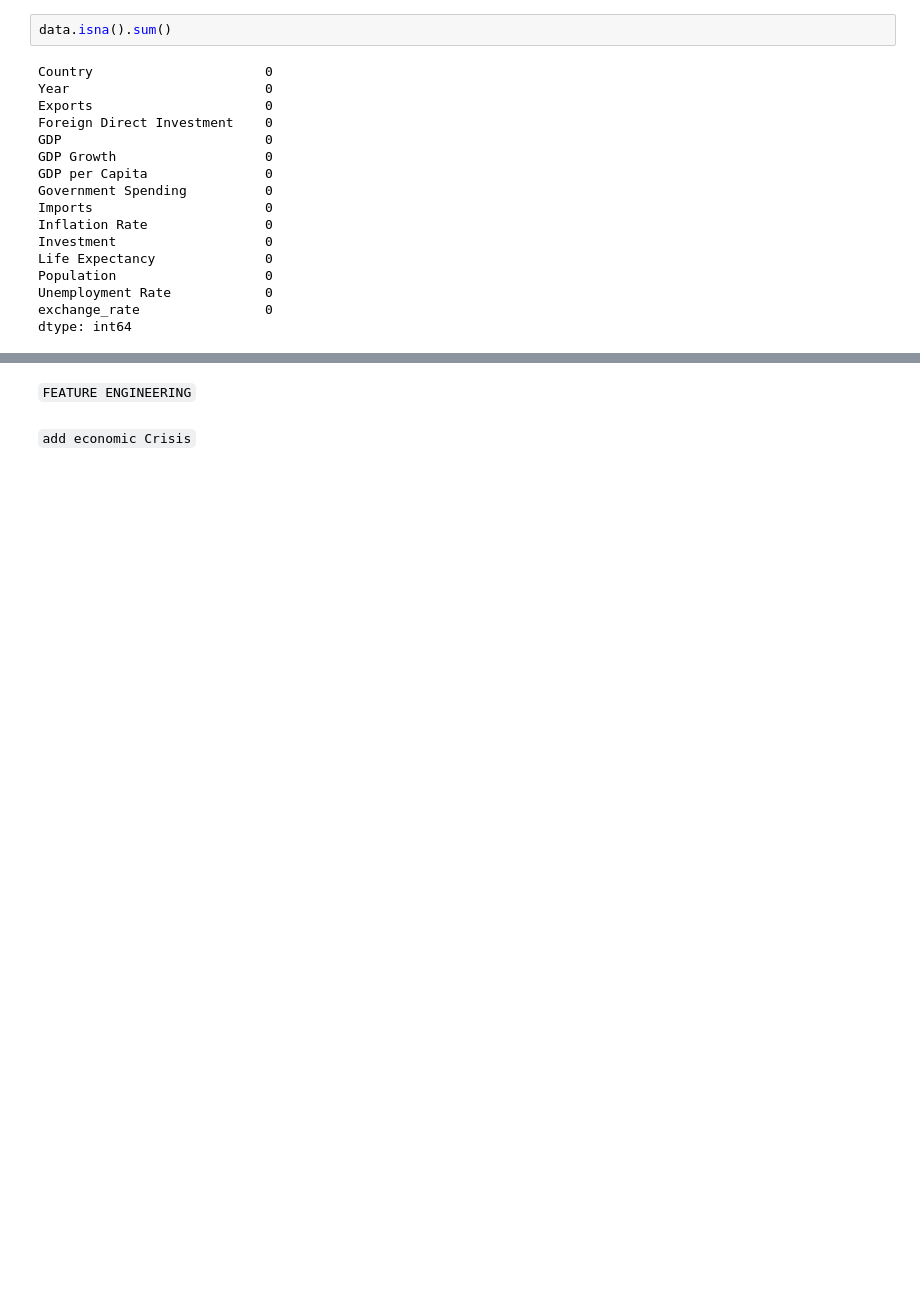
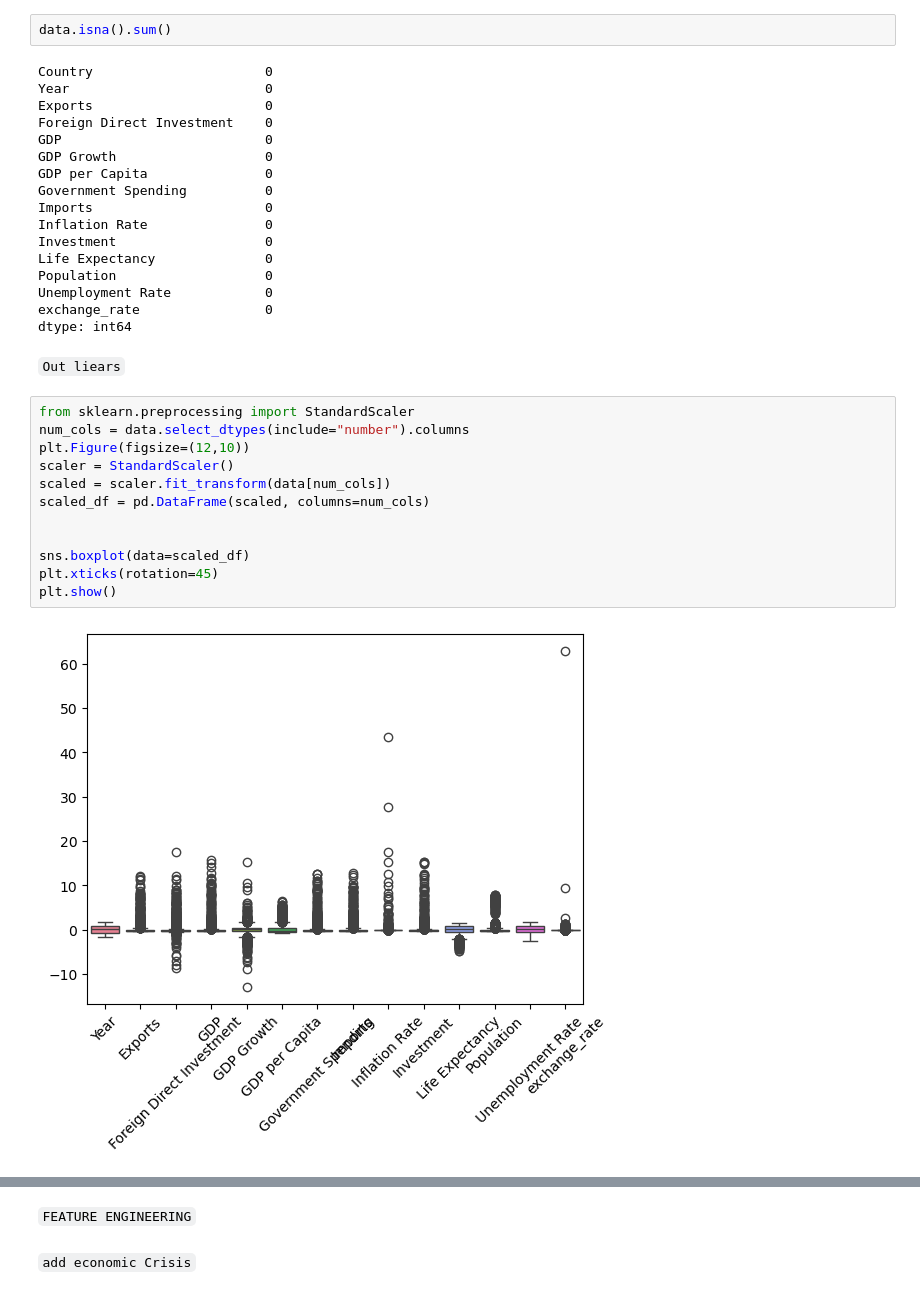
Before and after one commit to OMAR-SHOHIEB/macro_economics_system, a Jupyter notebook: notebooks/02_cleaning_experiments.ipynb, the cells around one changed output, grey strips where cells are left out. Cells and saved outputs as stored; diff of their text form; blank space fills up the shorter version.

```diff
--- a/notebooks/02_cleaning_experiments.ipynb
+++ b/notebooks/02_cleaning_experiments.ipynb
@@ -128,3 +129,19 @@ Population                   0
 Unemployment Rate            0
 exchange_rate                0
 dtype: int64
+# %% [markdown]
+`Out liears`
+# %%
+from sklearn.preprocessing import StandardScaler
+num_cols = data.select_dtypes(include="number").columns
+plt.Figure(figsize=(12,10))
+scaler = StandardScaler()
+scaled = scaler.fit_transform(data[num_cols])
+scaled_df = pd.DataFrame(scaled, columns=num_cols)
+
+
+sns.boxplot(data=scaled_df)
+plt.xticks(rotation=45)
+plt.show()
+# %% [output]
+[figure, added]
```
Also changed, not shown: parts of 35 cells of this notebook, 10 other files.
